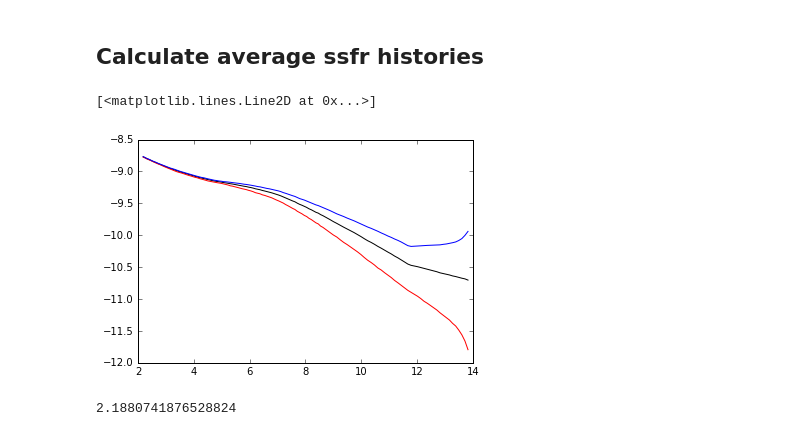
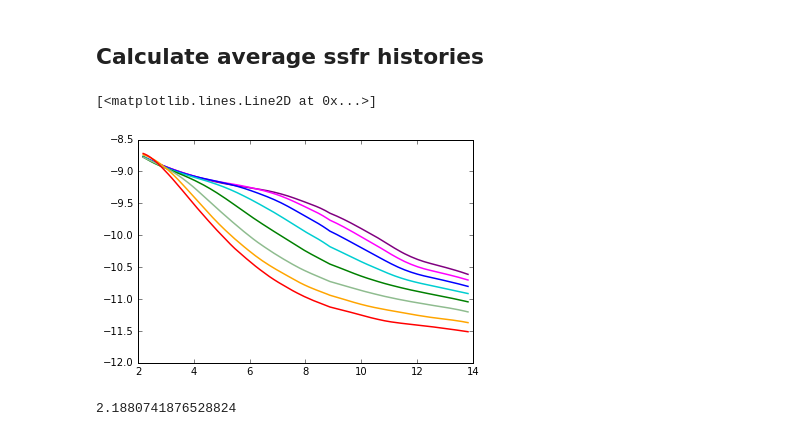
Before and after one commit to aphearin/time_evolving_cam_utils, a Jupyter notebook: mean_ssfh_z0.ipynb, the cells around one changed output. Saved outputs shown, nothing was run; the diff lists cells and outputs as text; code cells hidden in the pictures.

Commit message:
Started plotting sm-dependence of ssfh

```diff
--- a/mean_ssfh_z0.ipynb
+++ b/mean_ssfh_z0.ipynb
@@ -40,6 +40,12 @@ for ibin, logsm_low, logsm_high in zip(range(sm_mask_array.shape[0]), logsm_bins
 ## Calculate average ssfr histories
 # %%
 from history_functions import ssfr_histories
+# %%
+mean_ssfh_sm = np.zeros((sm_mask_array.shape[0], len(cosmic_age_array)))
+
+for ibin in range(mean_ssfh_sm.shape[0]):
+    mean_ssfh_sm[ibin, :] = np.mean(ssfr_histories(histories['sfh'][sm_mask_array[ibin,:]],
+                                                   histories['smh'][sm_mask_array[ibin,:]]), axis=0)
 # %%
 imask1 = 1
 imask2 = -4
@@ -53,16 +59,31 @@ mean_ssfh_low_mass_q = np.mean(ssfr_histories(histories['sfh'][quenched_sm_mask_
                                             histories['smh'][quenched_sm_mask_array[imask1,:]]), axis=0)
 mean_ssfh_low_mass_a = np.mean(ssfr_histories(histories['sfh'][active_sm_mask_array[imask1,:]],
                                             histories['smh'][active_sm_mask_array[imask1,:]]), axis=0)
-# %%
-ifirst=50
-
-plt.plot(cosmic_age_array[ifirst:], mean_ssfh_low_mass[ifirst:], color='k')
-plt.plot(cosmic_age_array[ifirst:], mean_ssfh_low_mass_q[ifirst:], color='red')
-plt.plot(cosmic_age_array[ifirst:], mean_ssfh_low_mass_a[ifirst:], color='blue')
-# plt.plot(cosmic_age_array[ifirst:], mean_ssfh_high_mass[ifirst:], color='k')
-# %% [output]
-[<matplotlib.lines.Line2D at 0x...>]
-[figure, removed]
+# %%
+from scipy.signal import savgol_filter
+ifirst=50
+
+lw = 1.5
+plt.plot(cosmic_age_array[ifirst:], savgol_filter(mean_ssfh_sm[0, ifirst:], 21, 3),
+         color='purple', linewidth=lw)
+
+plt.plot(cosmic_age_array[ifirst:], savgol_filter(mean_ssfh_sm[1, ifirst:], 21, 3),
+         color='magenta', linewidth=lw)
+plt.plot(cosmic_age_array[ifirst:], savgol_filter(mean_ssfh_sm[2, ifirst:], 21, 3),
+         color='blue', linewidth=lw)
+plt.plot(cosmic_age_array[ifirst:], savgol_filter(mean_ssfh_sm[3, ifirst:], 21, 3),
+         color='darkturquoise', linewidth=lw)
+plt.plot(cosmic_age_array[ifirst:], savgol_filter(mean_ssfh_sm[4, ifirst:], 21, 3),
+         color='green', linewidth=lw)
+plt.plot(cosmic_age_array[ifirst:], savgol_filter(mean_ssfh_sm[5, ifirst:], 21, 3),
+         color='darkseagreen', linewidth=lw)
+plt.plot(cosmic_age_array[ifirst:], savgol_filter(mean_ssfh_sm[6, ifirst:], 21, 3),
+         color='orange', linewidth=lw)
+plt.plot(cosmic_age_array[ifirst:], savgol_filter(mean_ssfh_sm[7, ifirst:], 21, 3),
+         color='red', linewidth=lw)
+# %% [output]
+[<matplotlib.lines.Line2D at 0x...>]
+[figure, added]
 # %%
 cosmic_age_array[50]
 # %% [output]
```
